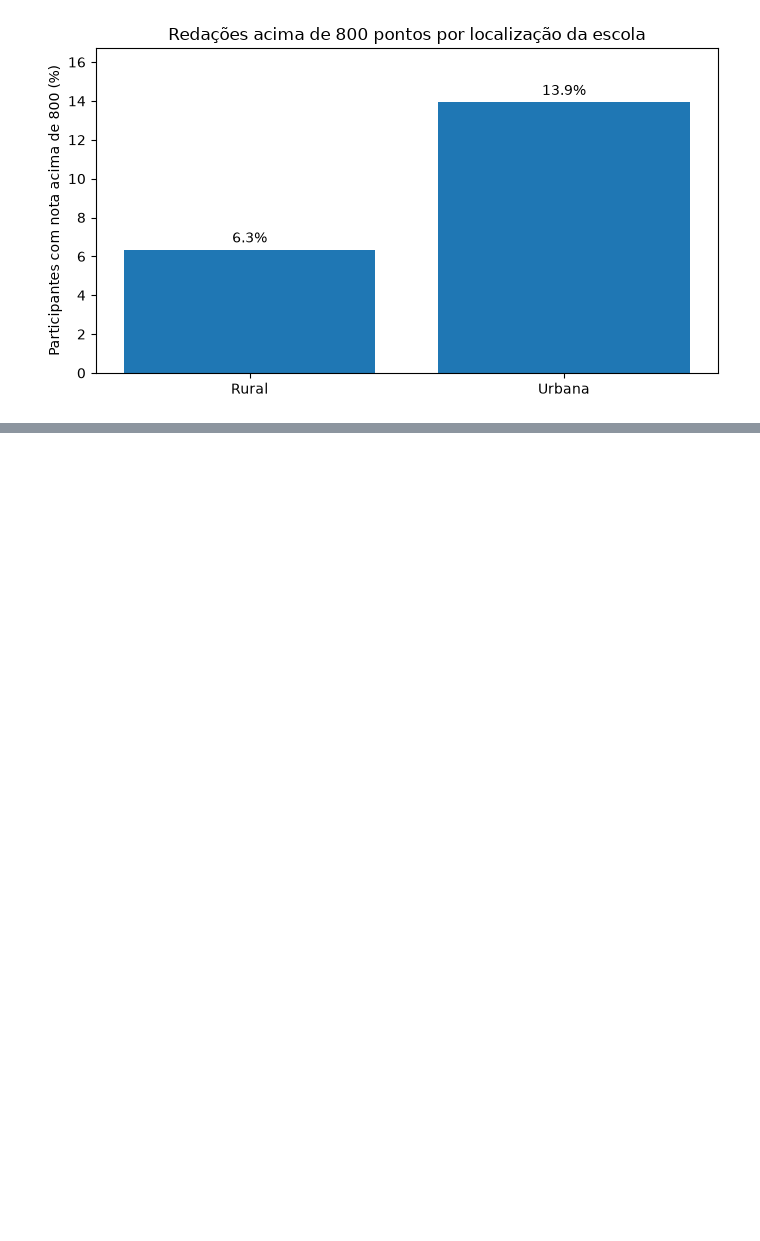
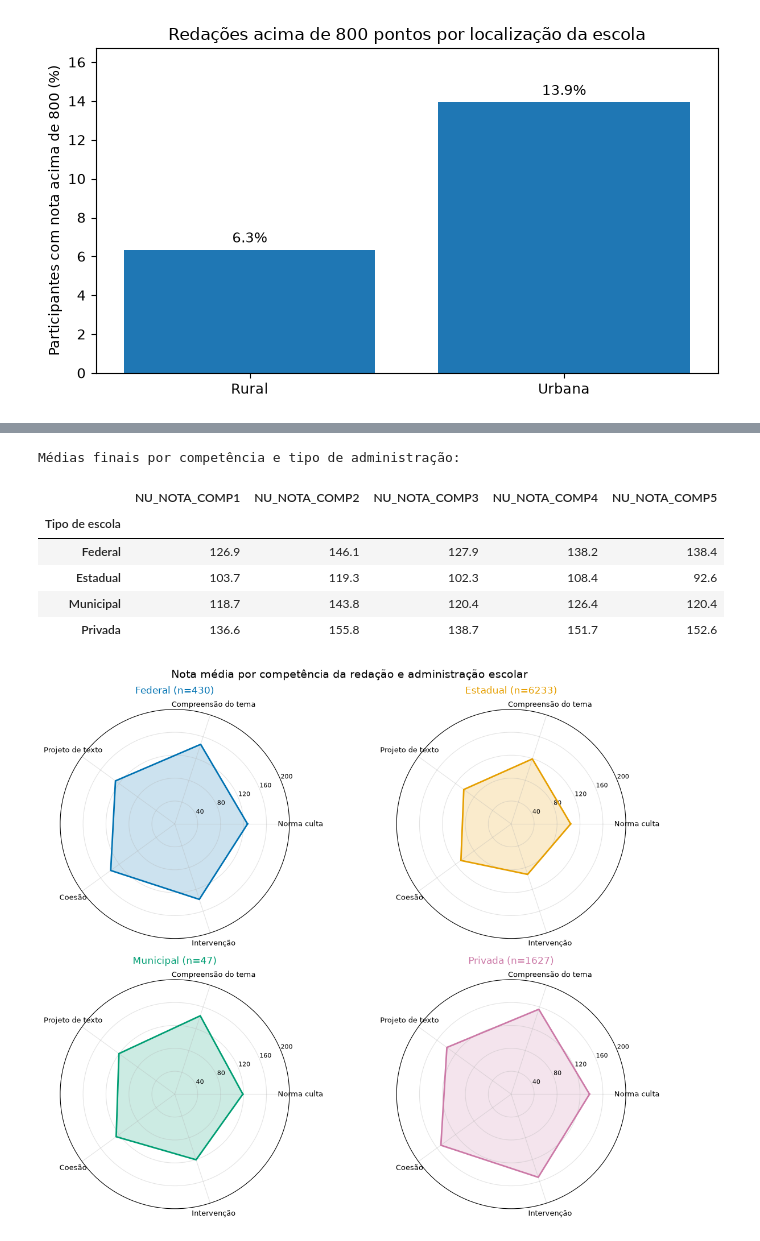
Before and after one commit to ricardocefet2018/analise_dados_enem_2025, a Jupyter notebook: main.ipynb, the cells around one changed output, grey strips where cells are left out. Drawn from its saved outputs; the diff is of its cells as text; code cells hidden in the pictures; blank space fills up the shorter version.

```diff
--- a/main.ipynb
+++ b/main.ipynb
@@ -313,0 +555,67 @@ Urbana             7958             13.92
+# %%
+# Médias das competências da redação por dependência administrativa
+competencias_redacao = ["NU_NOTA_COMP1", "NU_NOTA_COMP2", "NU_NOTA_COMP3", "NU_NOTA_COMP4", "NU_NOTA_COMP5"]
+nomes_competencias = [
+    "Norma culta",
+    "Compreensão do tema",
+    "Projeto de texto",
+    "Coesão",
+    "Intervenção",
+]
+tipos_administracao = {1: "Federal", 2: "Estadual", 3: "Municipal", 4: "Privada"}
+cores_administracao = {
+    "Federal": "#0072B2",
+    "Estadual": "#E69F00",
+    "Municipal": "#009E73",
+    "Privada": "#CC79A7",
+}
+
+redacoes_com_competencias = df.dropna(
+    subset=competencias_redacao + ["TP_DEPENDENCIA_ADM_ESC"]
+).copy()
+redacoes_com_competencias["Tipo de escola"] = redacoes_com_competencias[
+    "TP_DEPENDENCIA_ADM_ESC"
+].map(tipos_administracao)
+medias_competencias = redacoes_com_competencias.groupby("Tipo de escola")[competencias_redacao].mean()
+quantidades_redacoes = redacoes_com_competencias.groupby("Tipo de escola").size()
+
+print("Médias finais por competência e tipo de administração:")
+display(medias_competencias.reindex(tipos_administracao.values()).round(1))
+
+angulos = [posicao / len(nomes_competencias) * 2 * 3.141592653589793 for posicao in range(len(nomes_competencias))]
+angulos_fechados = angulos + angulos[:1]
+fig, eixos = plt.subplots(2, 2, figsize=(12, 10), subplot_kw={"polar": True})
+
+for ax, tipo in zip(eixos.flat, tipos_administracao.values()):
+    if tipo not in medias_competencias.index:
+        ax.set_title(f"{tipo} — sem dados")
+        ax.set_axis_off()
+        continue
+
+    valores = medias_competencias.loc[tipo].tolist()
+    valores_fechados = valores + valores[:1]
+    cor = cores_administracao[tipo]
+
+    ax.plot(angulos_fechados, valores_fechados, color=cor, linewidth=2)
+    ax.fill(angulos_fechados, valores_fechados, color=cor, alpha=0.2)
+    ax.set_xticks(angulos)
+    ax.set_xticklabels(nomes_competencias, fontsize=9)
+    ax.set_ylim(0, 200)
+    ax.set_yticks([40, 80, 120, 160, 200])
+    ax.set_yticklabels(["40", "80", "120", "160", "200"], fontsize=8)
+    ax.set_title(f"{tipo} (n={quantidades_redacoes.get(tipo, 0)})", color=cor, pad=20)
+    ax.grid(alpha=0.35)
+
+fig.suptitle("Nota média por competência da redação e administração escolar", fontsize=14)
+plt.tight_layout()
+plt.savefig("graficos/05_radar_competencias_por_administracao.png", dpi=160, bbox_inches="tight")
+plt.show()
+# %% [output]
+Médias finais por competência e tipo de administração:
+|  | NU_NOTA_COMP1 | NU_NOTA_COMP2 | NU_NOTA_COMP3 | NU_NOTA_COMP4 | NU_NOTA_COMP5 |
+| Tipo de escola |  |  |  |  |  |
+| Federal | 126.9 | 146.1 | 127.9 | 138.2 | 138.4 |
+| Estadual | 103.7 | 119.3 | 102.3 | 108.4 | 92.6 |
+| Municipal | 118.7 | 143.8 | 120.4 | 126.4 | 120.4 |
+| Privada | 136.6 | 155.8 | 138.7 | 151.7 | 152.6 |
+[figure, added]
```
Also changed, not shown: parts of 8 cells of this notebook, 10 other files.
